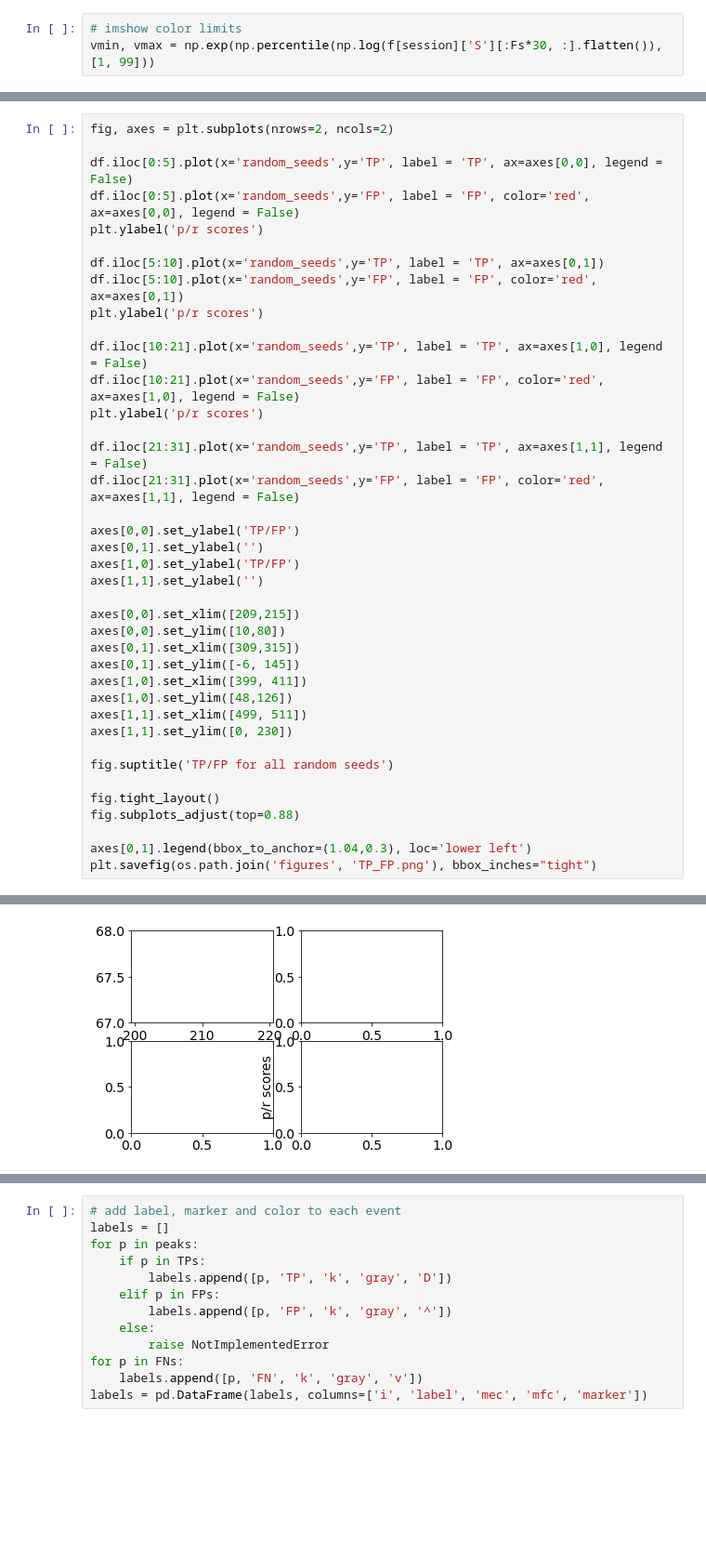
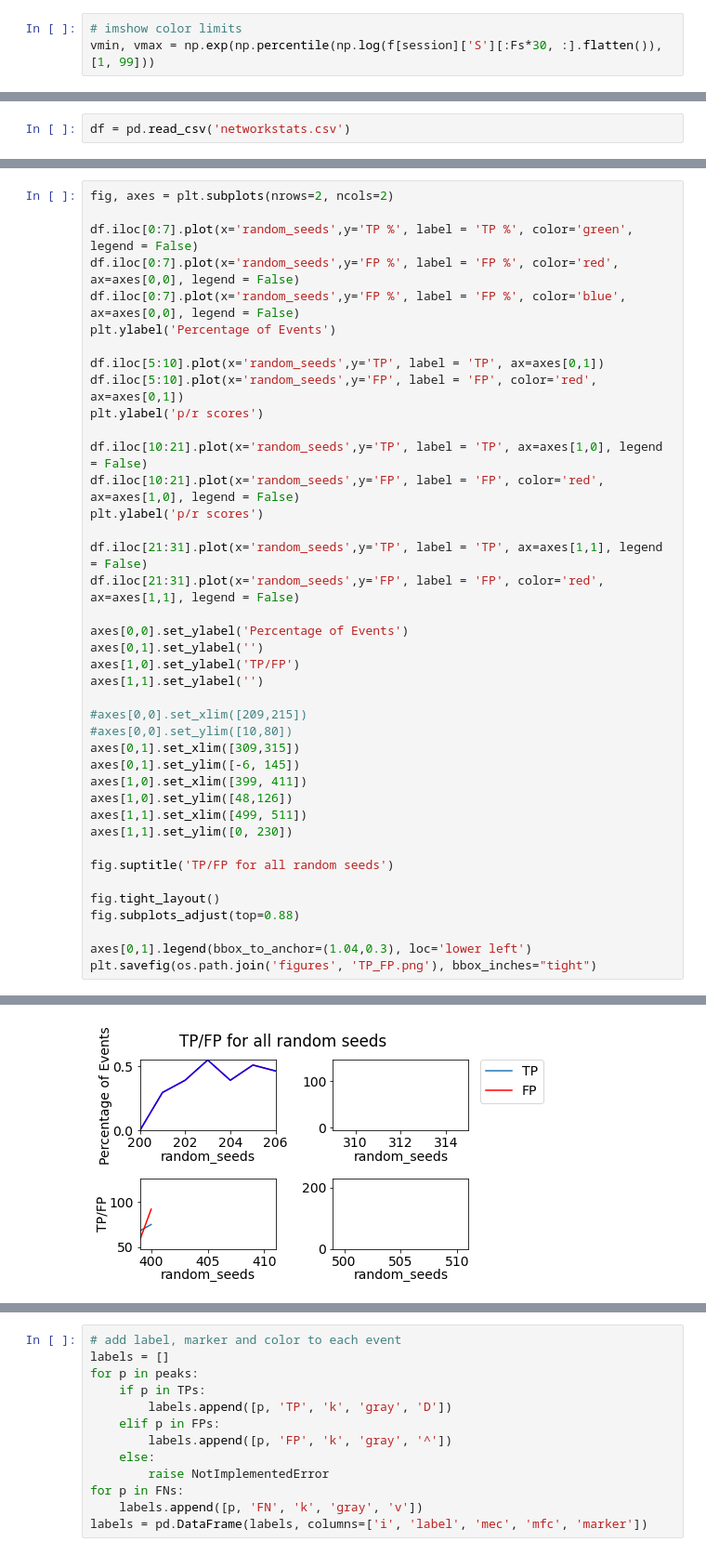
Before and after one commit to jimzhang629/RippleNet, a Jupyter notebook: edited_RippleNet_timeseries_prediction.ipynb, the cells around one changed output, grey strips where cells are left out. Shown at 93% size. Saved outputs shown, nothing was run; the diff lists cells and outputs as text; blank space fills up the shorter version.

Commit message:
Updated to include figures.

```diff
--- a/edited_RippleNet_timeseries_prediction.ipynb
+++ b/edited_RippleNet_timeseries_prediction.ipynb
@@ -356,3 +330,5 @@ df.to_csv('gdrive/My\ Drive/RippleNet/networkstats.csv')
+# %%
+df = pd.read_csv('networkstats.csv')
 # %%
 #ax = plt.gca()
 
@@ -398,9 +519,10 @@ plt.savefig(os.path.join('figures', 'precision_recall_plot.png'), bbox_inches="t
 # %%
 fig, axes = plt.subplots(nrows=2, ncols=2)
 
-df.iloc[0:5].plot(x='random_seeds',y='TP', label = 'TP', ax=axes[0,0], legend = False)
-df.iloc[0:5].plot(x='random_seeds',y='FP', label = 'FP', color='red', ax=axes[0,0], legend = False)
-plt.ylabel('p/r scores')
+df.iloc[0:7].plot(x='random_seeds',y='TP %', label = 'TP %', color='green', legend = False)
+df.iloc[0:7].plot(x='random_seeds',y='FP %', label = 'FP %', color='red', ax=axes[0,0], legend = False)
+df.iloc[0:7].plot(x='random_seeds',y='FP %', label = 'FP %', color='blue', ax=axes[0,0], legend = False)
+plt.ylabel('Percentage of Events')
 
 df.iloc[5:10].plot(x='random_seeds',y='TP', label = 'TP', ax=axes[0,1])
 df.iloc[5:10].plot(x='random_seeds',y='FP', label = 'FP', color='red', ax=axes[0,1])
@@ -413,13 +535,13 @@ plt.ylabel('p/r scores')
 df.iloc[21:31].plot(x='random_seeds',y='TP', label = 'TP', ax=axes[1,1], legend = False)
 df.iloc[21:31].plot(x='random_seeds',y='FP', label = 'FP', color='red', ax=axes[1,1], legend = False)
 
-axes[0,0].set_ylabel('TP/FP')
+axes[0,0].set_ylabel('Percentage of Events')
 axes[0,1].set_ylabel('')
 axes[1,0].set_ylabel('TP/FP')
 axes[1,1].set_ylabel('')
 
-axes[0,0].set_xlim([209,215])
-axes[0,0].set_ylim([10,80])
+#axes[0,0].set_xlim([209,215])
+#axes[0,0].set_ylim([10,80])
 axes[0,1].set_xlim([309,315])
 axes[0,1].set_ylim([-6, 145])
 axes[1,0].set_xlim([399, 411])
@@ -439 +560 @@ TypeError: ignored
-[figure, old version]
+[figure, new version]
```
Also changed, not shown: parts of 22 cells of this notebook.
